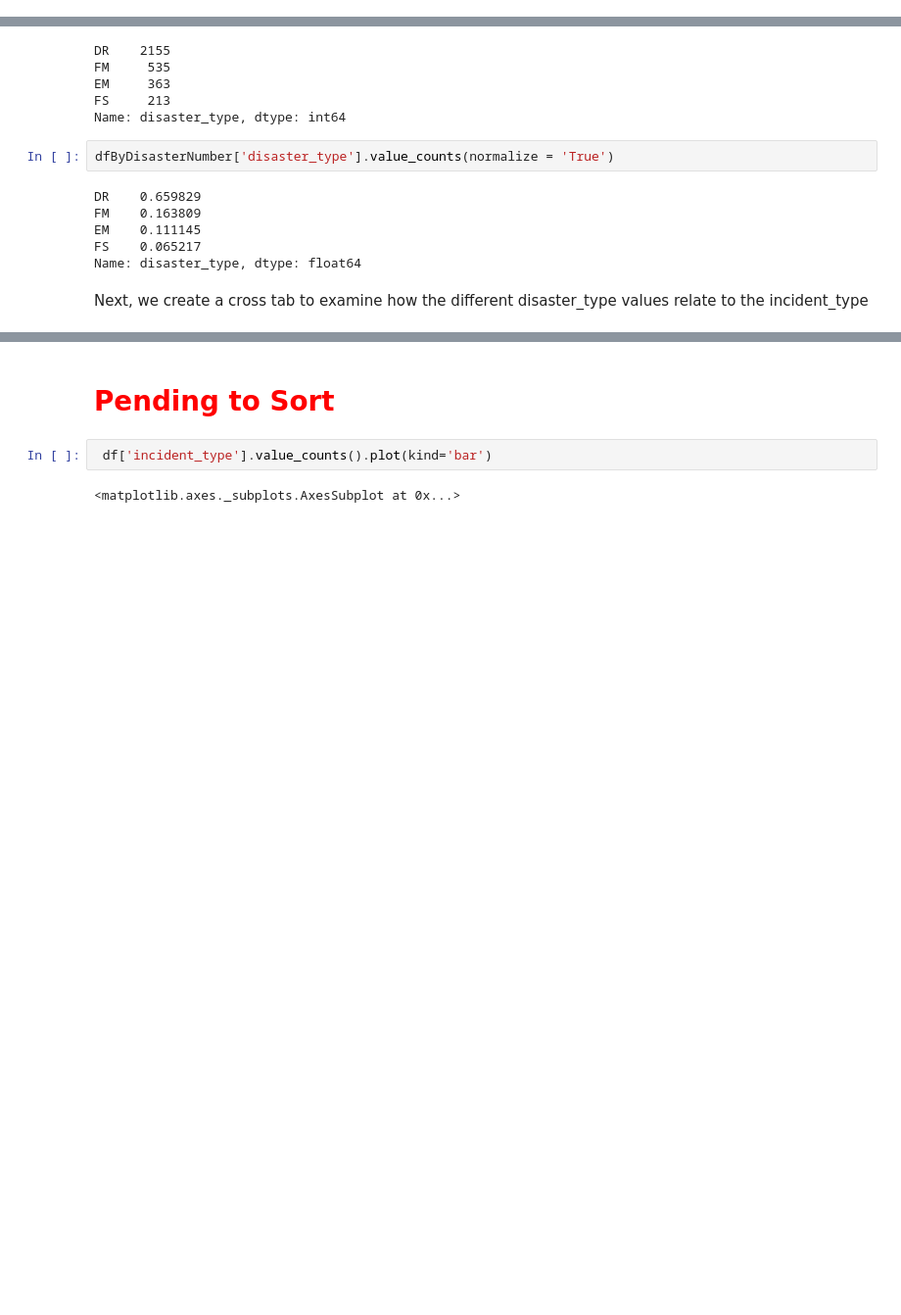
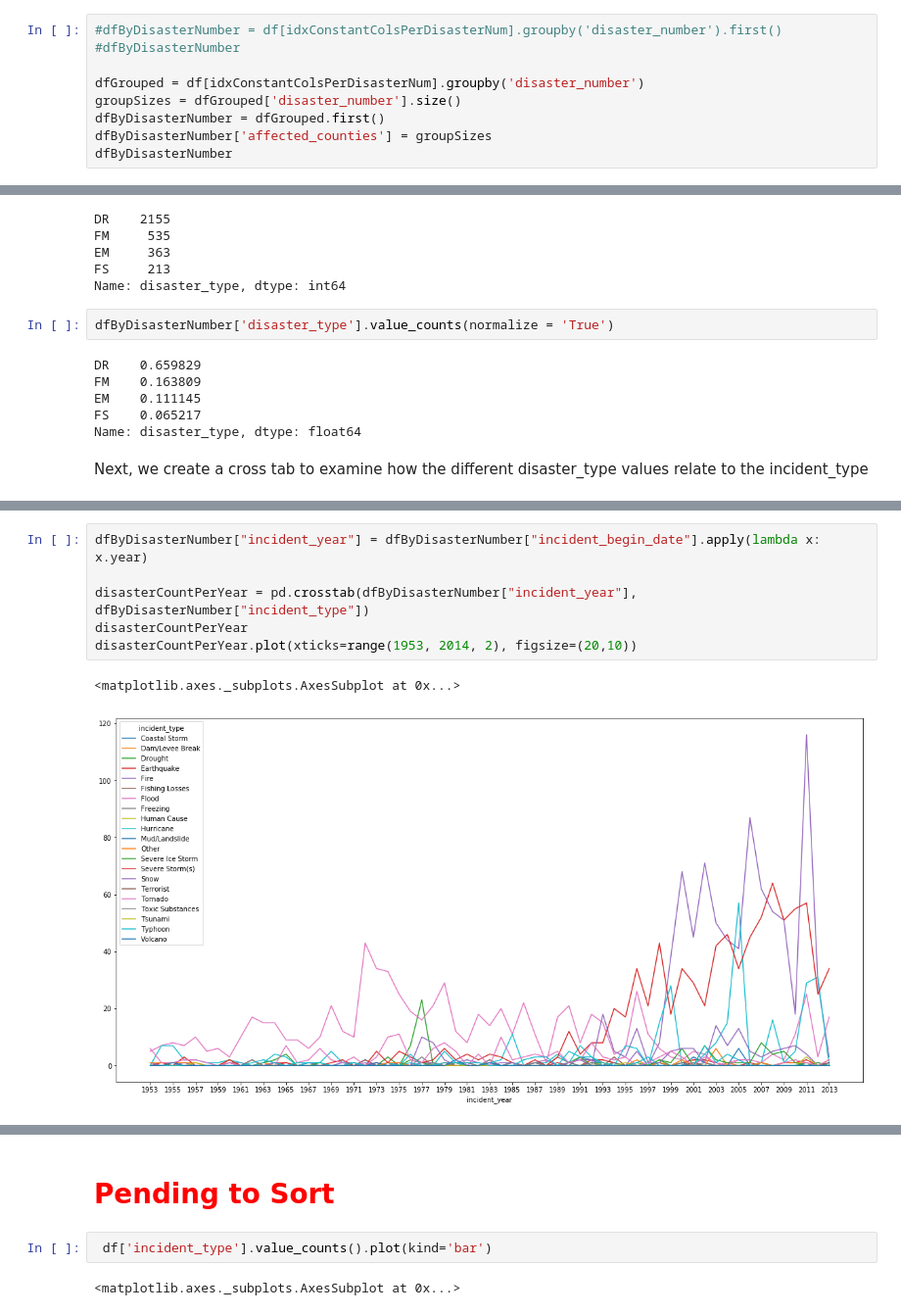
Before and after one commit to Bollack/analytics-disaster-project, a Jupyter notebook: EDA - Deliverable.ipynb, the cells around one changed output, grey strips where cells are left out. Shown: that part at 98% size. Saved outputs shown, nothing was run; the diff lists cells and outputs as text; blank space fills up the shorter version.

Commit message:
Added some visualizations

```diff
--- a/EDA - Deliverable.ipynb
+++ b/EDA - Deliverable.ipynb
@@ -302,0 +281,9 @@ dfByDisasterNumber
+# %%
+#dfByDisasterNumber = df[idxConstantColsPerDisasterNum].groupby('disaster_number').first()
+#dfByDisasterNumber
+
+dfGrouped = df[idxConstantColsPerDisasterNum].groupby('disaster_number')
+groupSizes = dfGrouped['disaster_number'].size()
+dfByDisasterNumber = dfGrouped.first()
+dfByDisasterNumber['affected_counties'] = groupSizes
+dfByDisasterNumber
@@ -331,0 +361,9 @@ pd.crosstab(dfByDisasterNumber['disaster_type'], dfByDisasterNumber['incident_ty
+# %%
+dfByDisasterNumber["incident_year"] = dfByDisasterNumber["incident_begin_date"].apply(lambda x: x.year)
+
+disasterCountPerYear = pd.crosstab(dfByDisasterNumber["incident_year"], dfByDisasterNumber["incident_type"])
+disasterCountPerYear
+disasterCountPerYear.plot(xticks=range(1953, 2014, 2), figsize=(20,10))
+# %% [output]
+<matplotlib.axes._subplots.AxesSubplot at 0x...>
+[figure, added]
```
Also changed, not shown: parts of 5 cells of this notebook.
